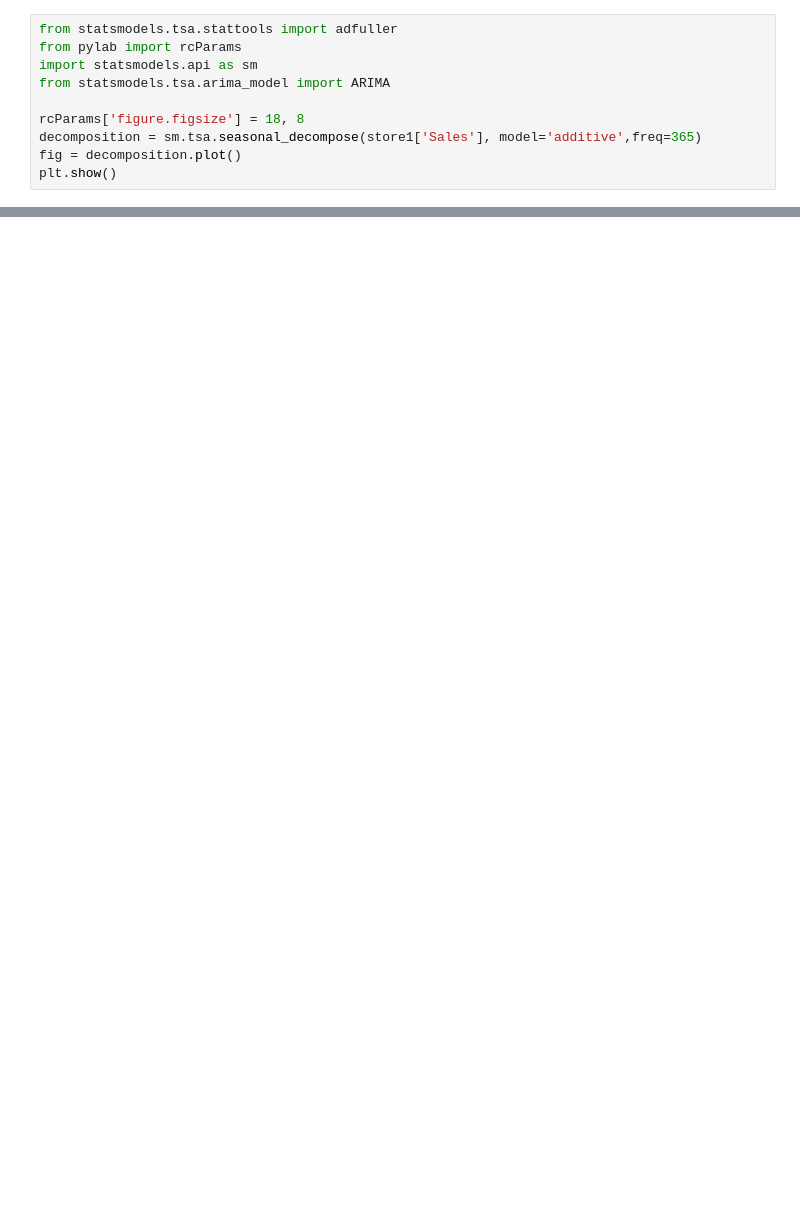
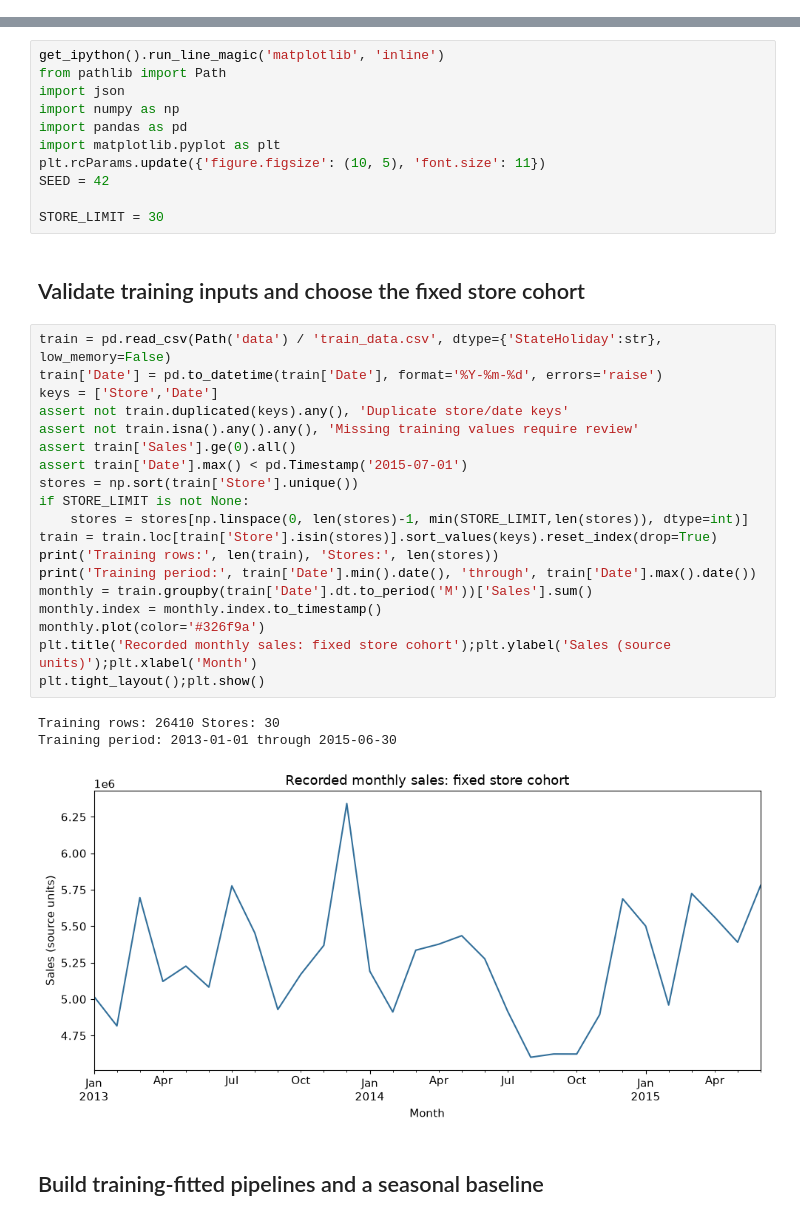
Before and after one commit to NivedhaSiva/Retail-Demand-Forecasting, a Jupyter notebook: retail_demand_forecasting.ipynb, the cells around one changed output, grey strips where cells are left out. Saved outputs shown, nothing was run; the diff lists cells and outputs as text; blank space fills up the shorter version.

```diff
--- a/retail_demand_forecasting.ipynb
+++ b/retail_demand_forecasting.ipynb
@@ -261,10 +0,0 @@ Here we can find on Sunday stores are closed. Monday has little larger sales, Th
-# %%
-from statsmodels.tsa.stattools import adfuller
-from pylab import rcParams
-import statsmodels.api as sm
-from statsmodels.tsa.arima_model import ARIMA
-
-rcParams['figure.figsize'] = 18, 8
-decomposition = sm.tsa.seasonal_decompose(store1['Sales'], model='additive',freq=365)
-fig = decomposition.plot()
-plt.show()
@@ -430,0 +13,38 @@ print('MAE',mean_absolute_error(Y_pred,Y_train))
+# %%
+get_ipython().run_line_magic('matplotlib', 'inline')
+from pathlib import Path
+import json
+import numpy as np
+import pandas as pd
+import matplotlib.pyplot as plt
+plt.rcParams.update({'figure.figsize': (10, 5), 'font.size': 11})
+SEED = 42
+
+STORE_LIMIT = 30
+# %% [markdown]
+## Validate training inputs and choose the fixed store cohort
+# %%
+train = pd.read_csv(Path('data') / 'train_data.csv', dtype={'StateHoliday':str}, low_memory=False)
+train['Date'] = pd.to_datetime(train['Date'], format='%Y-%m-%d', errors='raise')
+keys = ['Store','Date']
+assert not train.duplicated(keys).any(), 'Duplicate store/date keys'
+assert not train.isna().any().any(), 'Missing training values require review'
+assert train['Sales'].ge(0).all()
+assert train['Date'].max() < pd.Timestamp('2015-07-01')
+stores = np.sort(train['Store'].unique())
+if STORE_LIMIT is not None:
+    stores = stores[np.linspace(0, len(stores)-1, min(STORE_LIMIT,len(stores)), dtype=int)]
+train = train.loc[train['Store'].isin(stores)].sort_values(keys).reset_index(drop=True)
+print('Training rows:', len(train), 'Stores:', len(stores))
+print('Training period:', train['Date'].min().date(), 'through', train['Date'].max().date())
+monthly = train.groupby(train['Date'].dt.to_period('M'))['Sales'].sum()
+monthly.index = monthly.index.to_timestamp()
+monthly.plot(color='#326f9a')
+plt.title('Recorded monthly sales: fixed store cohort');plt.ylabel('Sales (source units)');plt.xlabel('Month')
+plt.tight_layout();plt.show()
+# %% [output]
+Training rows: 26410 Stores: 30
+Training period: 2013-01-01 through 2015-06-30
+[figure, added]
+# %% [markdown]
+## Build training-fitted pipelines and a seasonal baseline
```
Also changed, not shown: parts of 84 cells of this notebook, 4 other files.
